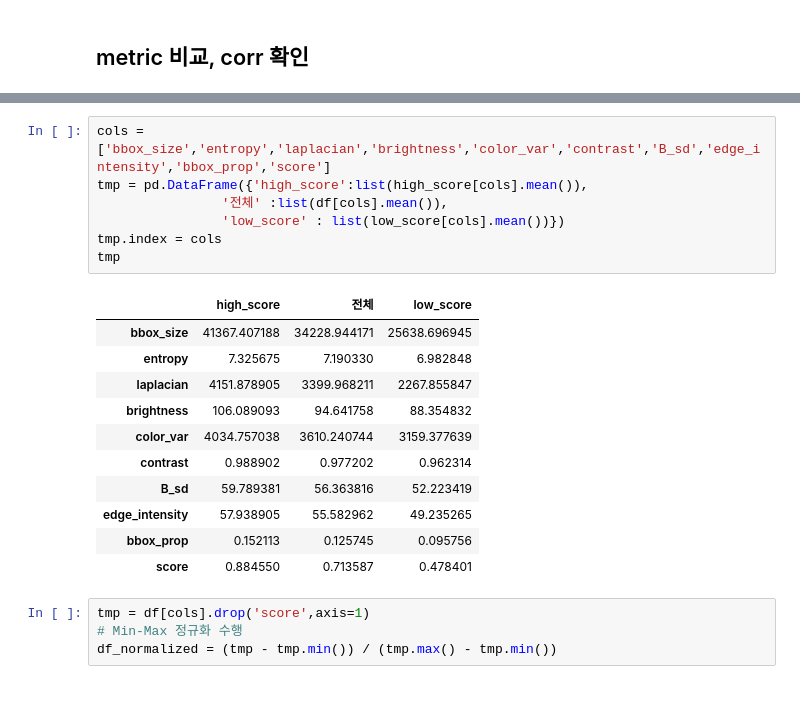
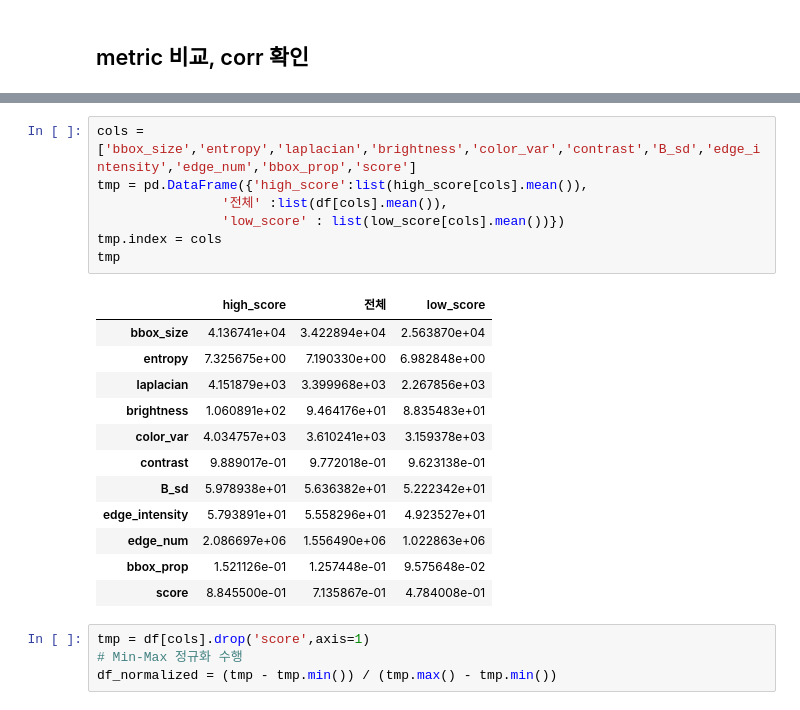
Before and after one commit to yuuhey/image_preprocessing, a Jupyter notebook: mergedDF_visualization.ipynb, the cells around one changed output, grey strips where cells are left out. Saved outputs shown, nothing was run; the diff lists cells and outputs as text.

```diff
--- a/mergedDF_visualization.ipynb
+++ b/mergedDF_visualization.ipynb
@@ -620,23 +666,24 @@ Index(['image_file', 'center', 'scale', 'score', 'bbox', 'width', 'height',
       dtype='object')
 # %%
-cols = ['bbox_size','entropy','laplacian','brightness','color_var','contrast','B_sd','edge_intensity','bbox_prop','score']
+cols = ['bbox_size','entropy','laplacian','brightness','color_var','contrast','B_sd','edge_intensity','edge_num','bbox_prop','score']
 tmp = pd.DataFrame({'high_score':list(high_score[cols].mean()),
                 '전체' :list(df[cols].mean()),
                 'low_score' : list(low_score[cols].mean())})
 tmp.index = cols
 tmp
 # %% [output]
 |  | high_score | 전체 | low_score |
-| bbox_size | 41367.407188 | 34228.944171 | 25638.696945 |
-| entropy | 7.325675 | 7.190330 | 6.982848 |
-| laplacian | 4151.878905 | 3399.968211 | 2267.855847 |
-| brightness | 106.089093 | 94.641758 | 88.354832 |
-| color_var | 4034.757038 | 3610.240744 | 3159.377639 |
-| contrast | 0.988902 | 0.977202 | 0.962314 |
-| B_sd | 59.789381 | 56.363816 | 52.223419 |
-| edge_intensity | 57.938905 | 55.582962 | 49.235265 |
-| bbox_prop | 0.152113 | 0.125745 | 0.095756 |
-| score | 0.884550 | 0.713587 | 0.478401 |
+| bbox_size | 4.136741e+04 | 3.422894e+04 | 2.563870e+04 |
+| entropy | 7.325675e+00 | 7.190330e+00 | 6.982848e+00 |
+| laplacian | 4.151879e+03 | 3.399968e+03 | 2.267856e+03 |
+| brightness | 1.060891e+02 | 9.464176e+01 | 8.835483e+01 |
+| color_var | 4.034757e+03 | 3.610241e+03 | 3.159378e+03 |
+| contrast | 9.889017e-01 | 9.772018e-01 | 9.623138e-01 |
+| B_sd | 5.978938e+01 | 5.636382e+01 | 5.222342e+01 |
+| edge_intensity | 5.793891e+01 | 5.558296e+01 | 4.923527e+01 |
+| edge_num | 2.086697e+06 | 1.556490e+06 | 1.022863e+06 |
+| bbox_prop | 1.521126e-01 | 1.257448e-01 | 9.575648e-02 |
+| score | 8.845500e-01 | 7.135867e-01 | 4.784008e-01 |
 # %%
 tmp = df[cols].drop('score',axis=1)
 # Min-Max 정규화 수행
```
Also changed, not shown: parts of 18 cells of this notebook, 3 other files.
